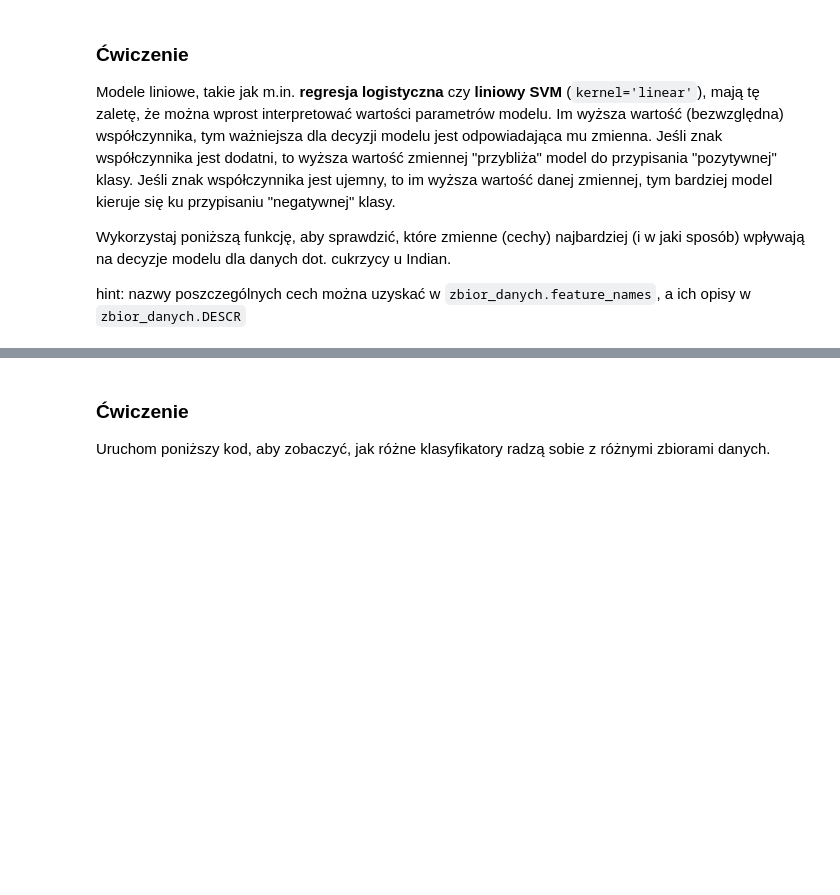
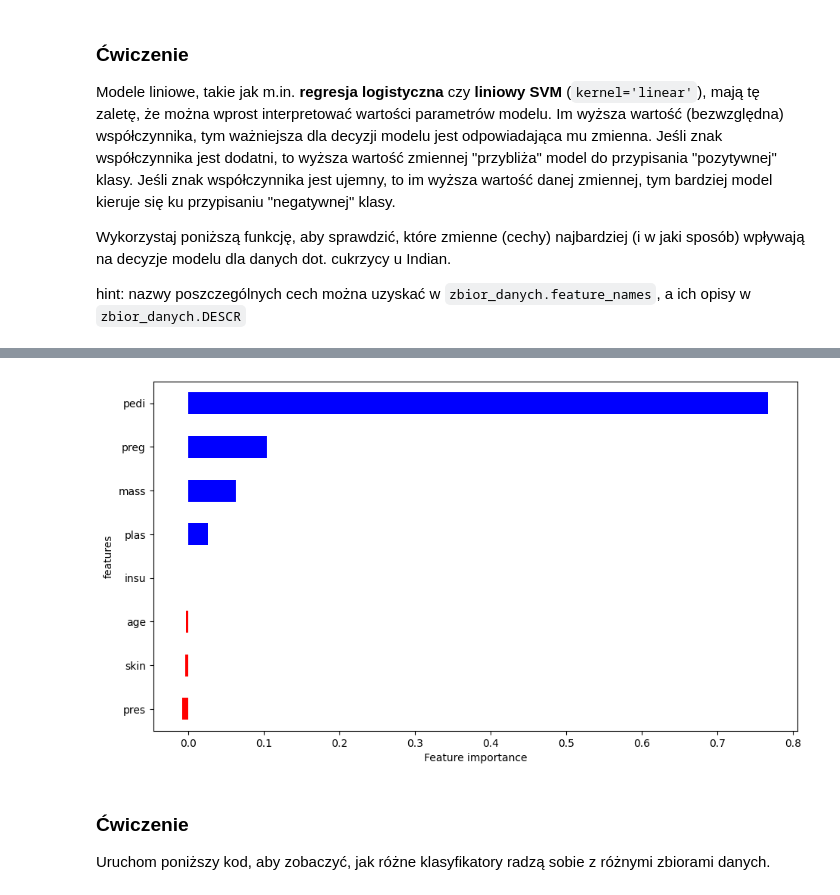
Before and after one commit to mikeatta/uni, a Jupyter notebook: Sem V/Machine-learning/WDUM4.ipynb, the cells around one changed output, grey strips where cells are left out. Cells and saved outputs as stored; diff of their text form; code cells hidden in the pictures; blank space fills up the shorter version.

```diff
--- a/Sem V/Machine-learning/WDUM4.ipynb
+++ b/Sem V/Machine-learning/WDUM4.ipynb
@@ -230,3 +406,10 @@ def show_feature_importance(model, labels):
+# %%
+svm_classifier = SVC(kernel='linear')
+svm_classifier.fit(X=X_train, y=y_train)
+
+show_feature_importance(model=svm_classifier, labels=pima_dataset['feature_names'])
+# %% [output]
+[figure, added]
 # %% [markdown]
 ### Ćwiczenie
 
```
Also changed, not shown: parts of 17 cells of this notebook.
